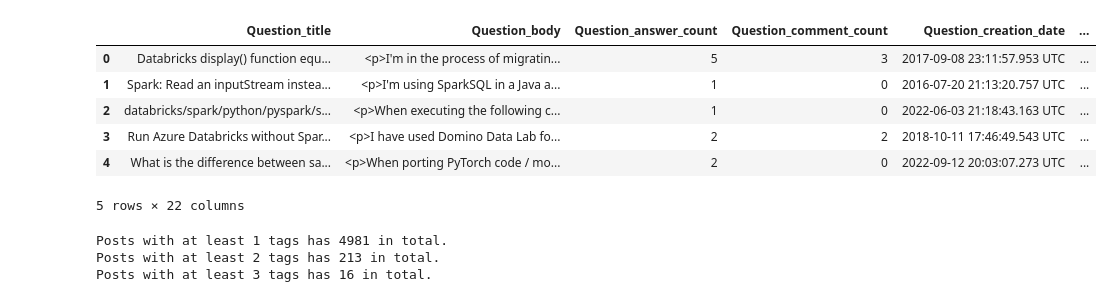
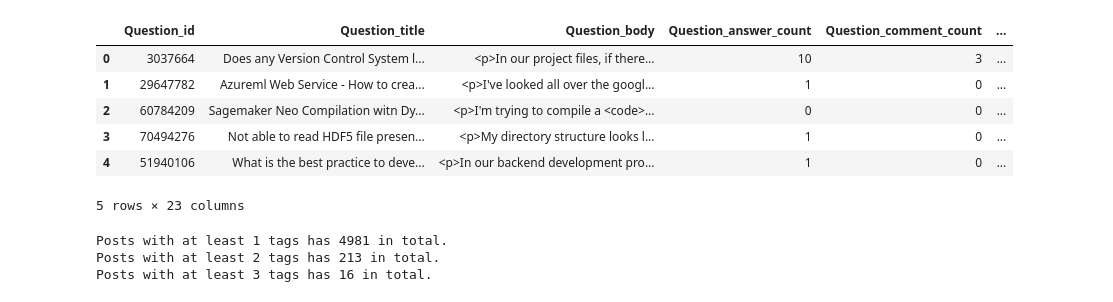
Before and after one commit to zhimin-z/QA-Asset-Management, a Jupyter notebook: Code/All.ipynb, the cells around one changed output. Saved outputs shown, nothing was run; the diff lists cells and outputs as text; code cells hidden in the pictures.

```diff
--- a/Code/All.ipynb
+++ b/Code/All.ipynb
@@ -211,16 +211,16 @@ for file_name in glob.glob(os.path.join(path_to_raw, '*.json')):
     tool_name = os.path.split(file_name)[1].split('.')[0]
     repos.to_json(os.path.join(path_to_filtered, f'{tool_name}.json'), orient='records', indent=4)
 # %%
-df = pd.read_json(os.path.join(path_so_raw, 'BigQuery.json'), lines=True)
+df = pd.read_json(os.path.join(path_so_raw, 'bq-results-20221220-235957-1671580809671.json'), lines=True)
 df.head()
 # %% [output]
-|  | Question_title | Question_body | Question_answer_count | Question_comment_count | Question_creation_date | ... |
-| 0 | Databricks display() function equ... | <p>I'm in the process of migratin... | 5 | 3 | 2017-09-08 23:11:57.953 UTC | ... |
-| 1 | Spark: Read an inputStream instea... | <p>I'm using SparkSQL in a Java a... | 1 | 0 | 2016-07-20 21:13:20.757 UTC | ... |
-| 2 | databricks/spark/python/pyspark/s... | <p>When executing the following c... | 1 | 0 | 2022-06-03 21:18:43.163 UTC | ... |
-| 3 | Run Azure Databricks without Spar... | <p>I have used Domino Data Lab fo... | 2 | 2 | 2018-10-11 17:46:49.543 UTC | ... |
-| 4 | What is the difference between sa... | <p>When porting PyTorch code / mo... | 2 | 0 | 2022-09-12 20:03:07.273 UTC | ... |
+|  | Question_id | Question_title | Question_body | Question_answer_count | Question_comment_count | ... |
+| 0 | 3037664 | Does any Version Control System l... | <p>In our project files, if there... | 10 | 3 | ... |
+| 1 | 29647782 | Azureml Web Service - How to crea... | <p>I've looked all over the googl... | 1 | 0 | ... |
+| 2 | 60784209 | Sagemaker Neo Compilation witn Dy... | <p>I'm trying to compile a <code>... | 0 | 0 | ... |
+| 3 | 70494276 | Not able to read HDF5 file presen... | <p>My directory structure looks l... | 1 | 0 | ... |
+| 4 | 51940106 | What is the best practice to deve... | <p>In our backend development pro... | 1 | 0 | ... |
-5 rows × 22 columns
+5 rows × 23 columns
 # %%
 # create tag collection
 tags = []
```
Also changed, not shown: parts of 3 cells of this notebook, 8 other files.
